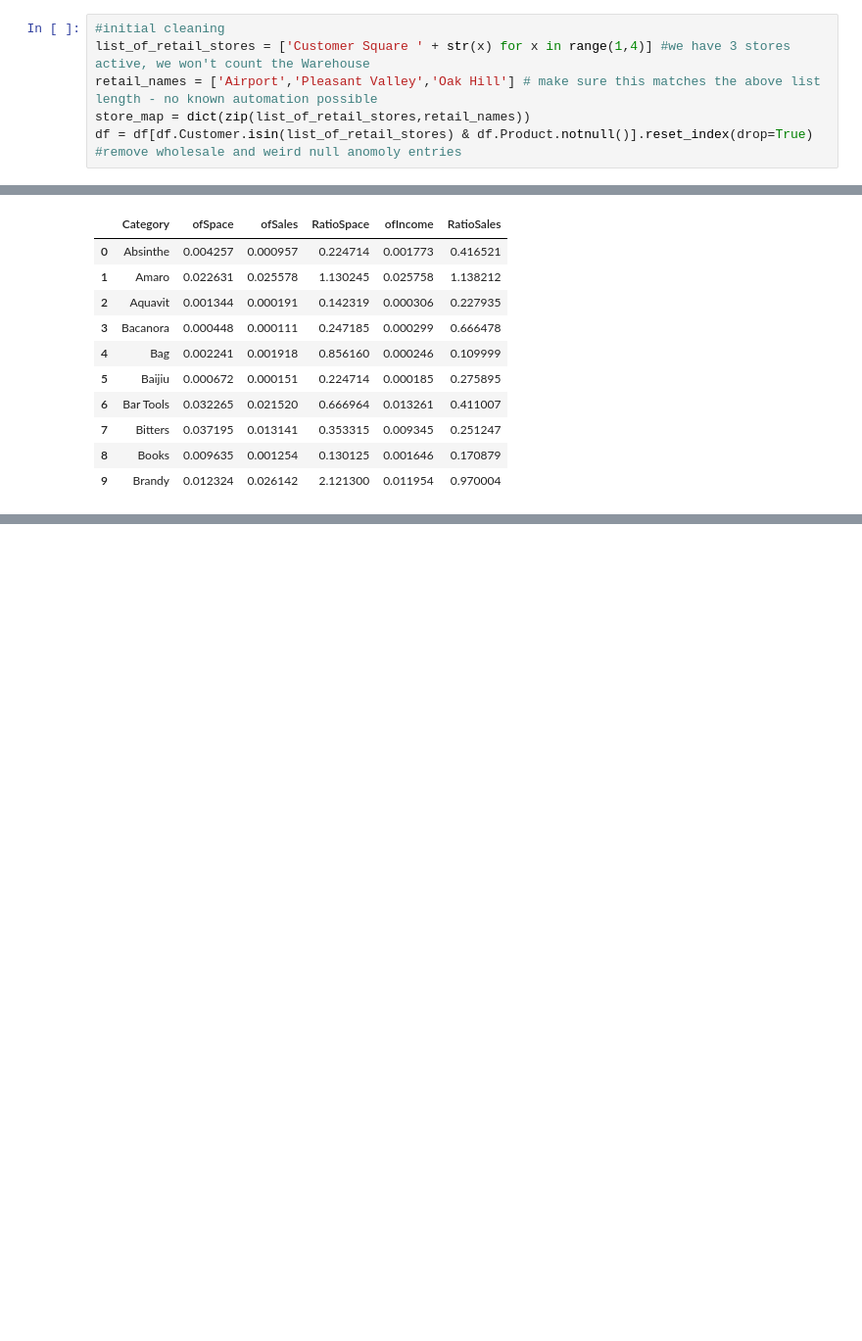
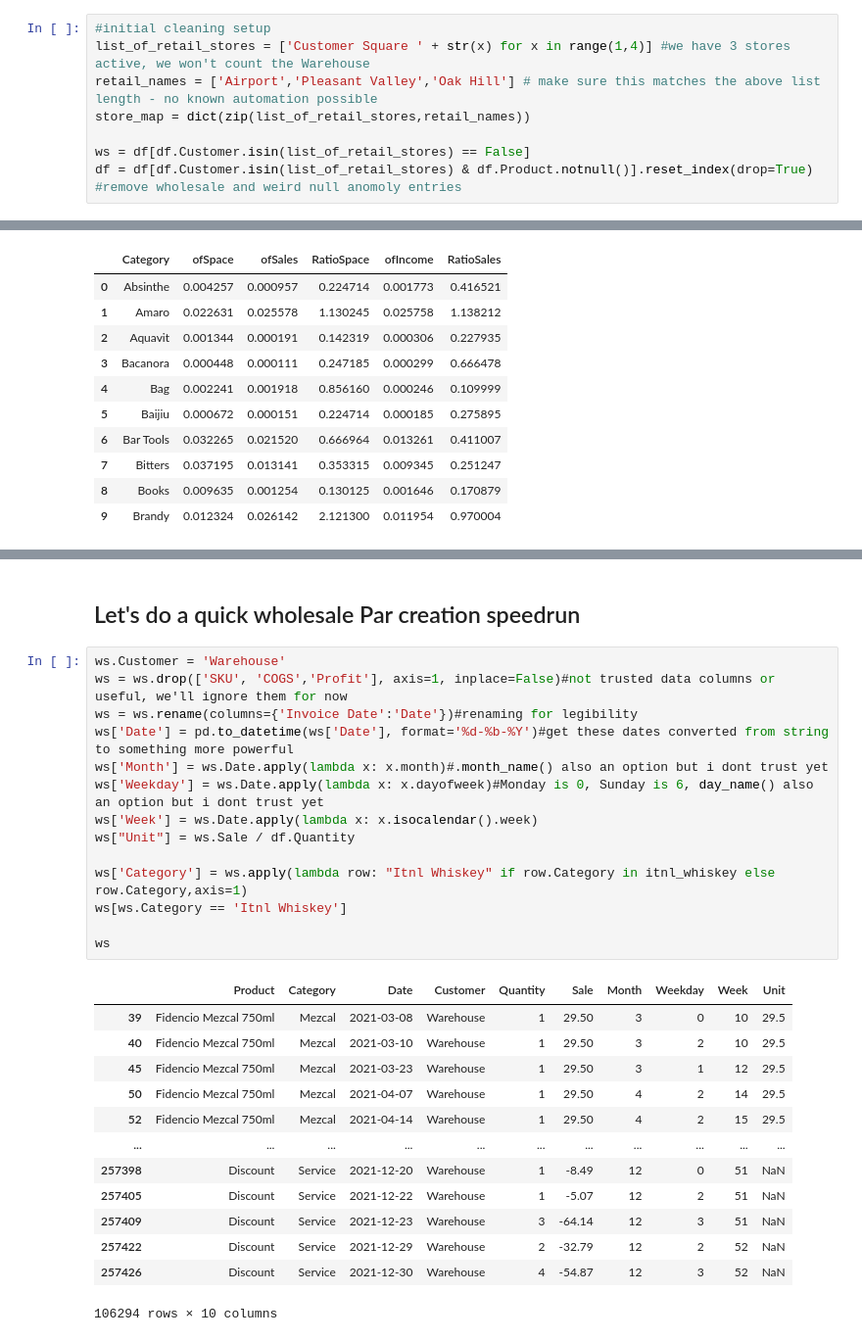
Before and after one commit to TheAgaveFairy/practice, a Jupyter notebook: SbPDetail.ipynb, the cells around one changed output, grey strips where cells are left out. Shown: that part at 98% size. Drawn from its saved outputs; the diff is of its cells as text; blank space fills up the shorter version.

```diff
--- a/SbPDetail.ipynb
+++ b/SbPDetail.ipynb
@@ -16,10 +16,12 @@ df = pd.read_excel('2021details.xlsx',engine='openpyxl',header=0,skiprows=5, par
 # %% [markdown]
 #### cleaning, we'll analyze retail only!, verify sku and product name always perfectly match before dropping sku column
 # %%
-#initial cleaning
+#initial cleaning setup
 list_of_retail_stores = ['Customer Square ' + str(x) for x in range(1,4)] #we have 3 stores active, we won't count the Warehouse
 retail_names = ['Airport','Pleasant Valley','Oak Hill'] # make sure this matches the above list length - no known automation possible
 store_map = dict(zip(list_of_retail_stores,retail_names))
+
+ws = df[df.Customer.isin(list_of_retail_stores) == False]
 df = df[df.Customer.isin(list_of_retail_stores) & df.Product.notnull()].reset_index(drop=True) #remove wholesale and weird null anomoly entries
 # %%
 #df['SKU'] = df.SKU.apply(str)
@@ -371,0 +446,30 @@ yak_investigation.sort_values('Quantity',ascending=False)
+# %% [markdown]
+## Let's do a quick wholesale Par creation speedrun
+# %%
+ws.Customer = 'Warehouse'
+ws = ws.drop(['SKU', 'COGS','Profit'], axis=1, inplace=False)#not trusted data columns or useful, we'll ignore them for now
+ws = ws.rename(columns={'Invoice Date':'Date'})#renaming for legibility
+ws['Date'] = pd.to_datetime(ws['Date'], format='%d-%b-%Y')#get these dates converted from string to something more powerful
+ws['Month'] = ws.Date.apply(lambda x: x.month)#.month_name() also an option but i dont trust yet
+ws['Weekday'] = ws.Date.apply(lambda x: x.dayofweek)#Monday is 0, Sunday is 6, day_name() also an option but i dont trust yet
+ws['Week'] = ws.Date.apply(lambda x: x.isocalendar().week)
+ws["Unit"] = ws.Sale / df.Quantity
+
+ws['Category'] = ws.apply(lambda row: "Itnl Whiskey" if row.Category in itnl_whiskey else row.Category,axis=1)
+ws[ws.Category == 'Itnl Whiskey']
+
+ws
+# %% [output]
+|  | Product | Category | Date | Customer | Quantity | Sale | Month | Weekday | Week | Unit |
+| 39 | Fidencio Mezcal 750ml | Mezcal | 2021-03-08 | Warehouse | 1 | 29.50 | 3 | 0 | 10 | 29.5 |
+| 40 | Fidencio Mezcal 750ml | Mezcal | 2021-03-10 | Warehouse | 1 | 29.50 | 3 | 2 | 10 | 29.5 |
+| 45 | Fidencio Mezcal 750ml | Mezcal | 2021-03-23 | Warehouse | 1 | 29.50 | 3 | 1 | 12 | 29.5 |
+| 50 | Fidencio Mezcal 750ml | Mezcal | 2021-04-07 | Warehouse | 1 | 29.50 | 4 | 2 | 14 | 29.5 |
+| 52 | Fidencio Mezcal 750ml | Mezcal | 2021-04-14 | Warehouse | 1 | 29.50 | 4 | 2 | 15 | 29.5 |
+| ... | ... | ... | ... | ... | ... | ... | ... | ... | ... | ... |
+| 257398 | Discount | Service | 2021-12-20 | Warehouse | 1 | -8.49 | 12 | 0 | 51 | NaN |
+| 257405 | Discount | Service | 2021-12-22 | Warehouse | 1 | -5.07 | 12 | 2 | 51 | NaN |
+| 257409 | Discount | Service | 2021-12-23 | Warehouse | 3 | -64.14 | 12 | 3 | 51 | NaN |
+| 257422 | Discount | Service | 2021-12-29 | Warehouse | 2 | -32.79 | 12 | 2 | 52 | NaN |
+| 257426 | Discount | Service | 2021-12-30 | Warehouse | 4 | -54.87 | 12 | 3 | 52 | NaN |
+106294 rows × 10 columns
```
Also changed, not shown: parts of 12 cells of this notebook, 6 other files.
